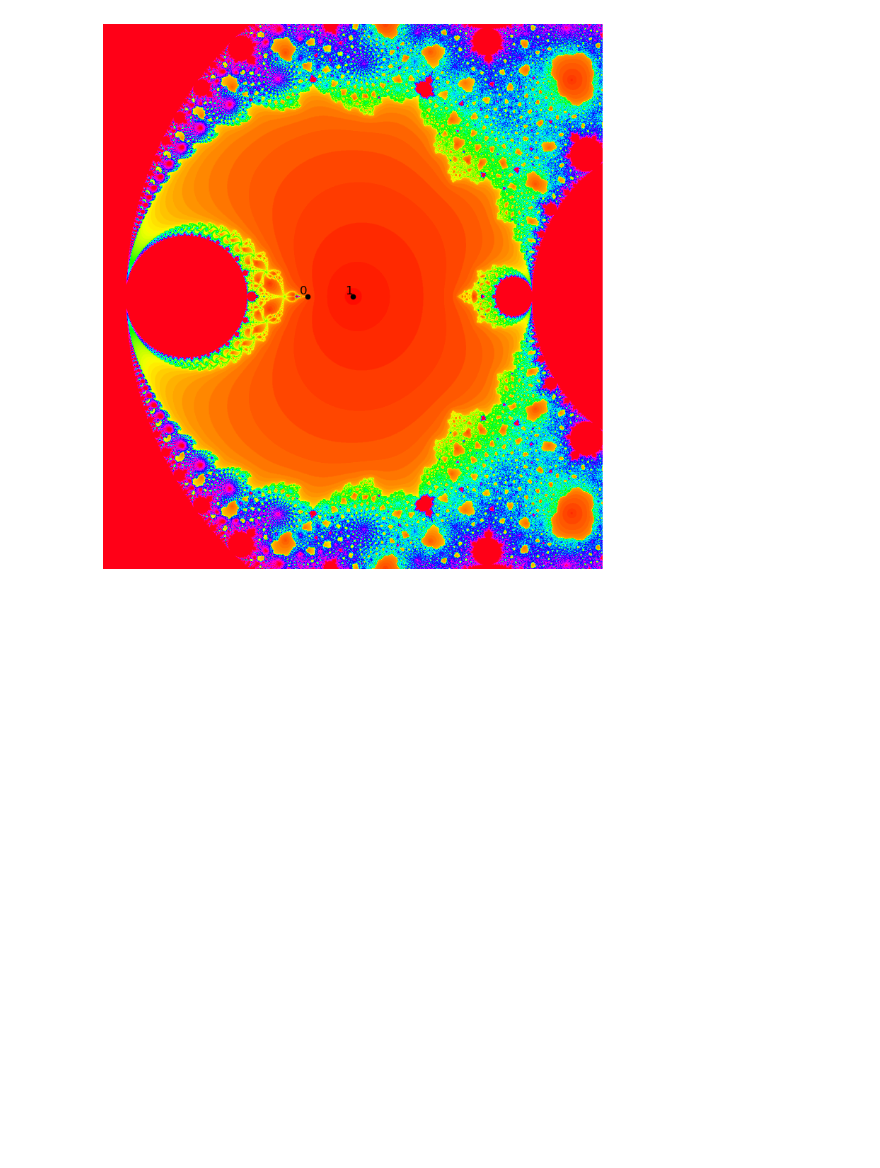
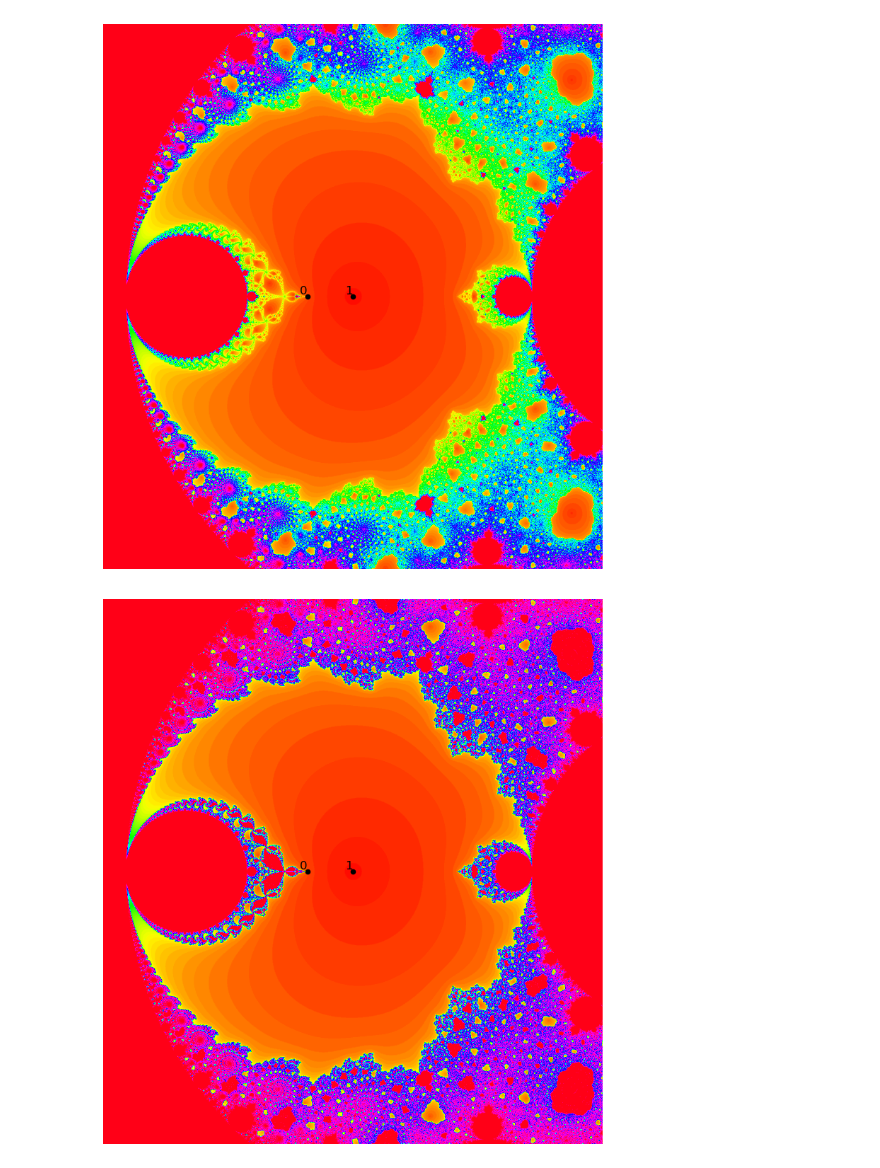
Before and after one commit to davidrosado4/damped-Traub-method, a Jupyter notebook: parameter-plane.ipynb, the cells around one changed output. Saved outputs shown, nothing was run; the diff lists cells and outputs as text; code cells hidden in the pictures; blank space fills up the shorter version.

```diff
--- a/parameter-plane.ipynb
+++ b/parameter-plane.ipynb
@@ -5,3 +5,9 @@ from utils import *
 plot_parameter_plane()
 # %% [output]
 [figure]
+# %%
+from utils import *
+# showing hyperbolic component K
+plot_parameter_plane()
+# %% [output]
+[figure, added]
```
